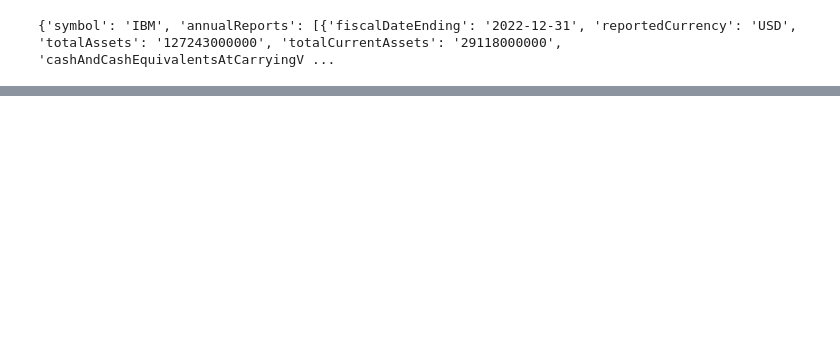
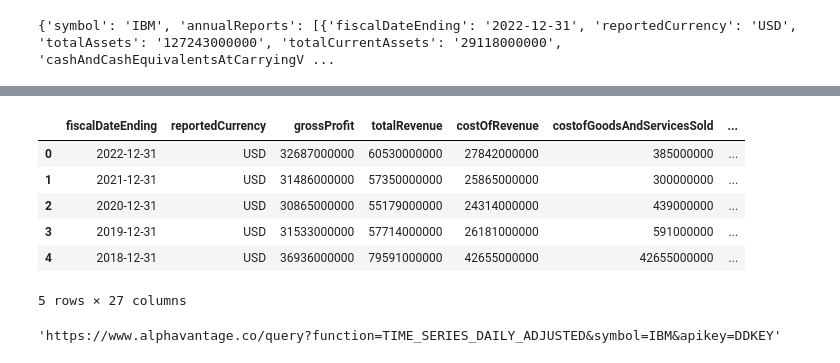
Before and after one commit to LeventSoykan/stock-price-comparison, a Jupyter notebook: practice.ipynb, the cells around one changed output, grey strips where cells are left out. Saved outputs shown, nothing was run; the diff lists cells and outputs as text; code cells hidden in the pictures; blank space fills up the shorter version.

```diff
--- a/practice.ipynb
+++ b/practice.ipynb
@@ -111,0 +221,11 @@ pd.DataFrame(data['annualReports'])
+# %%
+df_inc = pd.DataFrame(data['annualReports'])
+df_inc['stock_id'] = 1
+df_inc = df_bs.replace('None', np.nan)
+for col in df_inc.columns:
+    if col == 'fiscalDateEnding':
+        df_inc[col] = pd.to_datetime(df_inc[col])
+    elif col != 'reportedCurrency':
+        print(col)
+        df_inc[col] = pd.to_numeric(df_inc[col])
+df_inc.dtypes
@@ -111,0 +267,10 @@ pd.DataFrame(data['annualReports'])
+# %%
+df_inc
+# %% [output]
+|  | fiscalDateEnding | reportedCurrency | grossProfit | totalRevenue | costOfRevenue | costofGoodsAndServicesSold | ... |
+| 0 | 2022-12-31 | USD | 32687000000 | 60530000000 | 27842000000 | 385000000 | ... |
+| 1 | 2021-12-31 | USD | 31486000000 | 57350000000 | 25865000000 | 300000000 | ... |
+| 2 | 2020-12-31 | USD | 30865000000 | 55179000000 | 24314000000 | 439000000 | ... |
+| 3 | 2019-12-31 | USD | 31533000000 | 57714000000 | 26181000000 | 591000000 | ... |
+| 4 | 2018-12-31 | USD | 36936000000 | 79591000000 | 42655000000 | 42655000000 | ... |
+5 rows × 27 columns
@@ -111,0 +279,4 @@ pd.DataFrame(data['annualReports'])
+# %%
+daily % ('IBM', 'DDKEY')
+# %% [output]
+'https://www.alphavantage.co/query?function=TIME_SERIES_DAILY_ADJUSTED&symbol=IBM&apikey=DDKEY'
```
Also changed, not shown: parts of 21 cells of this notebook.
